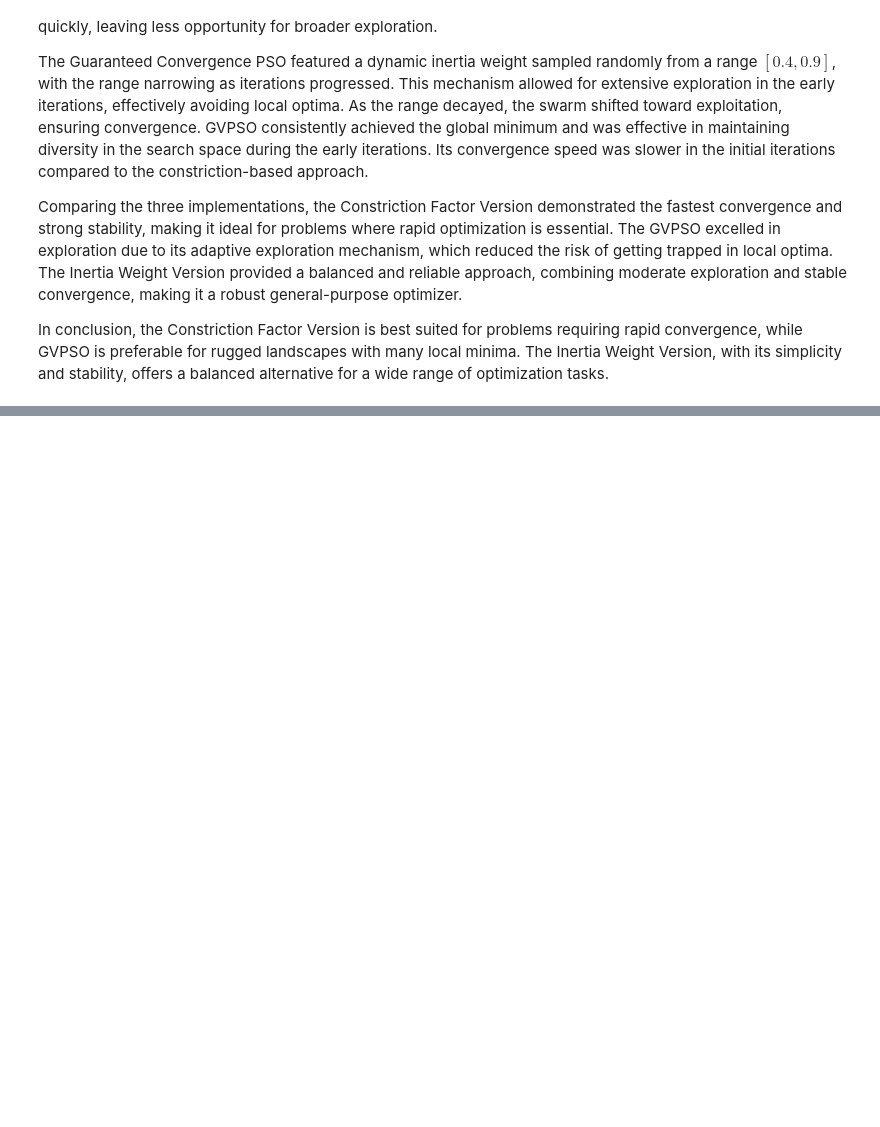
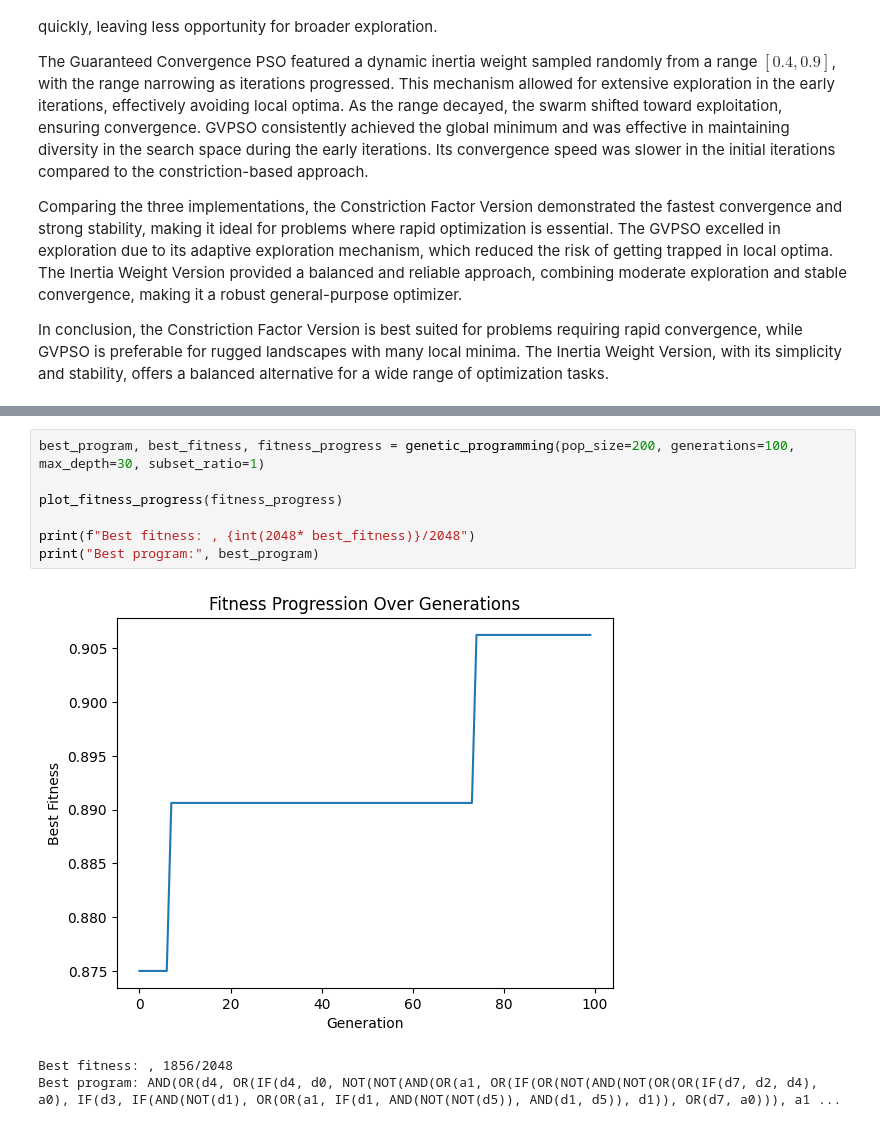
Before and after one commit to loganhartford/ece457A_a4, a Jupyter notebook: assignment4.ipynb, the cells around one changed output, grey strips where cells are left out. Saved outputs shown, nothing was run; the diff lists cells and outputs as text; blank space fills up the shorter version.

```diff
--- a/assignment4.ipynb
+++ b/assignment4.ipynb
@@ -497,0 +765,11 @@ In conclusion, the Constriction Factor Version is best suited for problems requi
+# %%
+best_program, best_fitness, fitness_progress = genetic_programming(pop_size=200, generations=100, max_depth=30, subset_ratio=1)
+
+plot_fitness_progress(fitness_progress)
+
+print(f"Best fitness: , {int(2048* best_fitness)}/2048")
+print("Best program:", best_program)
+# %% [output]
+[figure, added]
+Best fitness: , 1856/2048
+Best program: AND(OR(d4, OR(IF(d4, d0, NOT(NOT(AND(OR(a1, OR(IF(OR(NOT(AND(NOT(OR(OR(IF(d7, d2, d4), a0), IF(d3, IF(AND(NOT(d1), OR(OR(a1, IF(d1, AND(NOT(NOT(d5)), AND(d1, d5)), d1)), OR(d7, a0))), a1 ...
```
Also changed, not shown: parts of 8 cells of this notebook, 4 other files.
